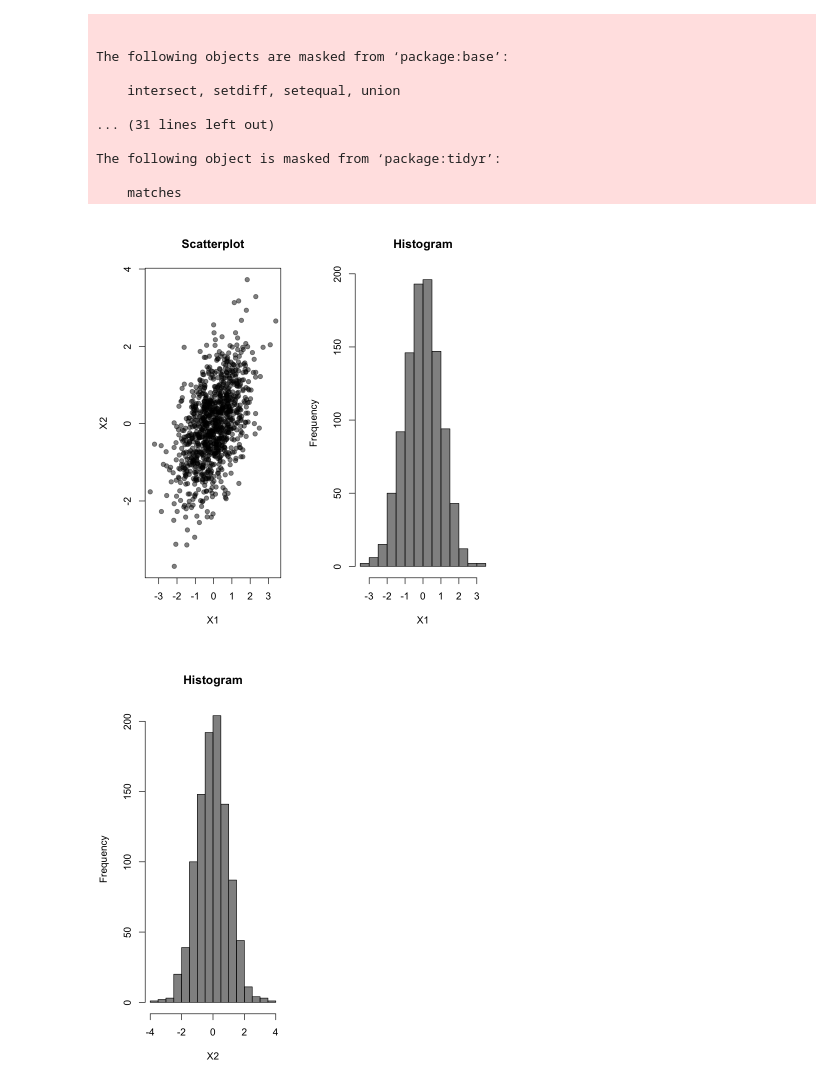
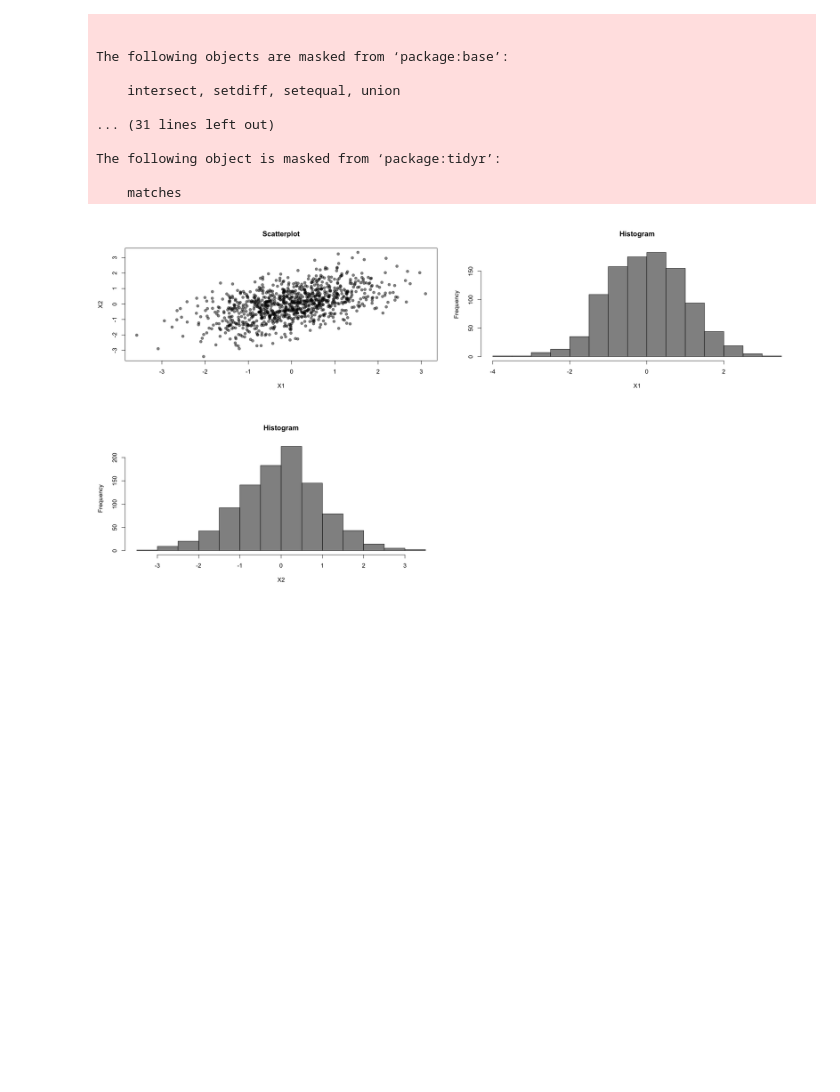
Before and after one commit to sueszli/amazeballs, a Jupyter notebook: docs/tmp.ipynb, the cells around one changed output. Saved outputs shown, nothing was run; the diff lists cells and outputs as text; code cells hidden in the pictures; blank space fills up the shorter version.

```diff
--- a/docs/tmp.ipynb
+++ b/docs/tmp.ipynb
@@ -28,17 +28,19 @@ The following object is masked from ‘package:tidyr’:
 
     matches
 # %%
+options(repr.plot.width=20, repr.plot.height=5)
+
 # multivariate normal distribution
 n <- 1000
 mu <- c(0, 0)
 sigma <- matrix(c(1, 0.5, 0.5, 1), nrow=2)
 data <- MASS::mvrnorm(n, mu, sigma)
 
 # plot
 par(mfrow=c(1, 2))
 plot(data, col=rgb(0, 0, 0, 0.5), pch=19, xlab="X1", ylab="X2", main="Scatterplot")
 hist(data[,1], col=rgb(0, 0, 0, 0.5), xlab="X1", main="Histogram")
 hist(data[,2], col=rgb(0, 0, 0, 0.5), xlab="X2", main="Histogram")
 # %% [output]
-[figure, old version]
+[figure, new version]
-[figure, old version]
+[figure, new version]
```
